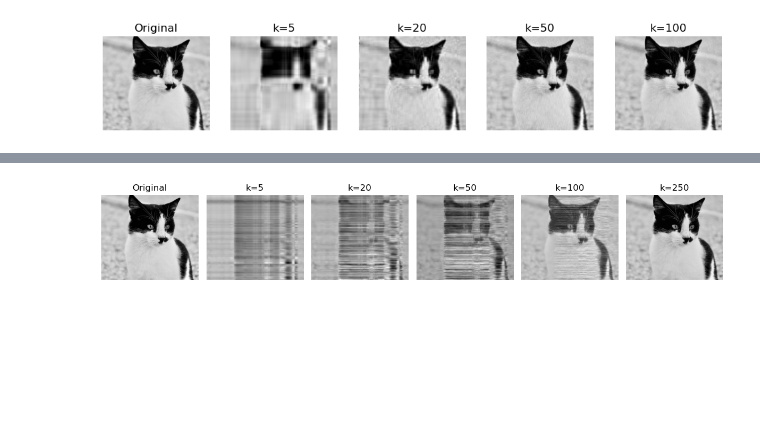
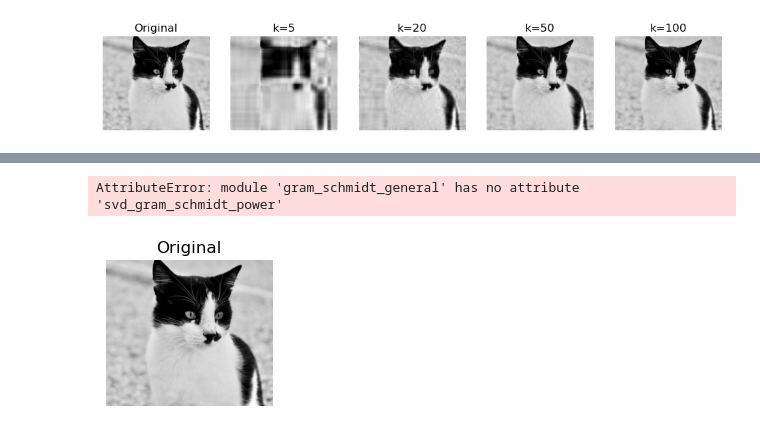
Before and after one commit to ameta20/image_compression_svd, a Jupyter notebook: benchmark.ipynb, the cells around one changed output, grey strips where cells are left out. Saved outputs shown, nothing was run; the diff lists cells and outputs as text; code cells hidden in the pictures; blank space fills up the shorter version.

Commit message:
testing sequential algorithms

```diff
--- a/benchmark.ipynb
+++ b/benchmark.ipynb
@@ -116,35 +115,33 @@ plt.show()
 # %%
+import numpy as np
 import matplotlib.pyplot as plt
+from PIL import Image
+from algorithms import gram_schmidt_general as gs
 
-def gram_schmidt_approximation(A, k):
-
-    Q, R = gram_schmidt_general(A)
-    Q_k = Q[:, :k]
-    R_k = R[:k, :]
-    A_k = Q_k @ R_k
-    return A_k
-
-A = plt.imread("images/test_img.jpg")
-if A.ndim == 3:
-    A = np.mean(A, axis=2)
-A = A / np.max(A)
+A = np.array(Image.open("images/test_img.jpg").convert("L"), dtype=float)
+A = A / 255.0  # normalize to [0,1]
 
 ks = [5, 20, 50, 100, 250]
 
-plt.figure(figsize=(12, 6))
+plt.figure(figsize=(15, 6))
 plt.subplot(1, len(ks)+1, 1)
 plt.imshow(A, cmap='gray')
 plt.title('Original')
 plt.axis('off')
 
+# -------------------------
+# Reconstruct for different k
+# -------------------------
 for i, k in enumerate(ks):
-    A_k = gram_schmidt_approximation(A, k)
+    U, S, Vh = gs.svd_gram_schmidt_power(A,k)
+    A_k = gs.reconstruct_image(U, S, Vh)
     plt.subplot(1, len(ks)+1, i+2)
     plt.imshow(A_k, cmap='gray')
     plt.title(f'k={k}')
     plt.axis('off')
 
 plt.tight_layout()
 plt.show()
 # %% [output]
+AttributeError: module 'gram_schmidt_general' has no attribute 'svd_gram_schmidt_power'
-[figure, old version]
+[figure, new version]
```
Also changed, not shown: parts of 2 cells of this notebook, 8 other files.
